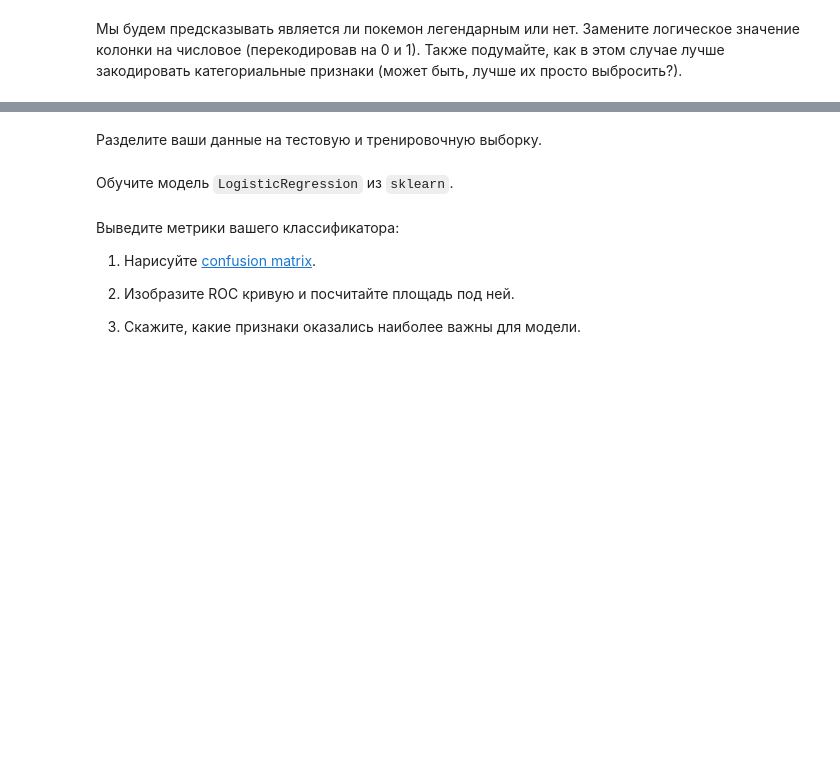
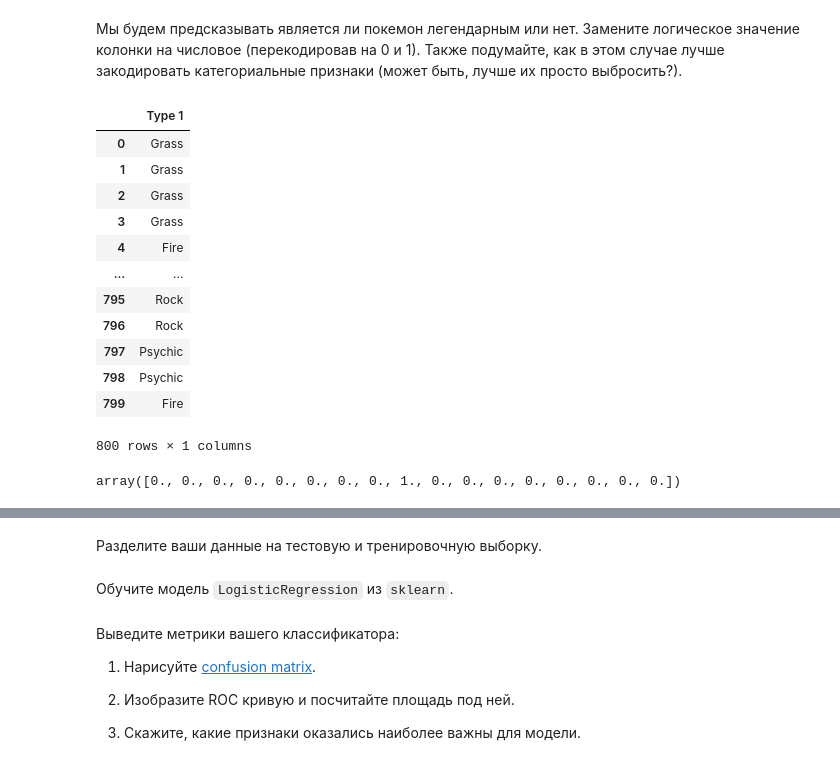
Before and after one commit to angrygeese/BI_ML_2024, a Jupyter notebook: HW2-linear_models/code/Linear_models.ipynb, the cells around one changed output, grey strips where cells are left out. Saved outputs shown, nothing was run; the diff lists cells and outputs as text; code cells hidden in the pictures; blank space fills up the shorter version.

```diff
--- a/HW2-linear_models/code/Linear_models.ipynb
+++ b/HW2-linear_models/code/Linear_models.ipynb
@@ -721,2 +755,26 @@ pokemon.head()
 # %% [markdown]
 Мы будем предсказывать является ли покемон легендарным или нет. Замените логическое значение колонки на числовое (перекодировав на 0 и 1). Также подумайте, как в этом случае лучше закодировать категориальные признаки (может быть, лучше их просто выбросить?).
+# %%
+pokemon[['Type 1']]
+# %% [output]
+|  | Type 1 |
+| 0 | Grass |
+| 1 | Grass |
+| 2 | Grass |
+| 3 | Grass |
+| 4 | Fire |
+| ... | ... |
+| 795 | Rock |
+| 796 | Rock |
+| 797 | Psychic |
+| 798 | Psychic |
+| 799 | Fire |
+800 rows × 1 columns
+# %%
+
+
+type1_column = pokemon[['Type 1']]
+ohe = OneHotEncoder(sparse_output=False, drop='first')
+ohe.fit(type1_column)
+# %% [output]
+array([0., 0., 0., 0., 0., 0., 0., 0., 1., 0., 0., 0., 0., 0., 0., 0., 0.])
```
Also changed, not shown: parts of 12 cells of this notebook.
